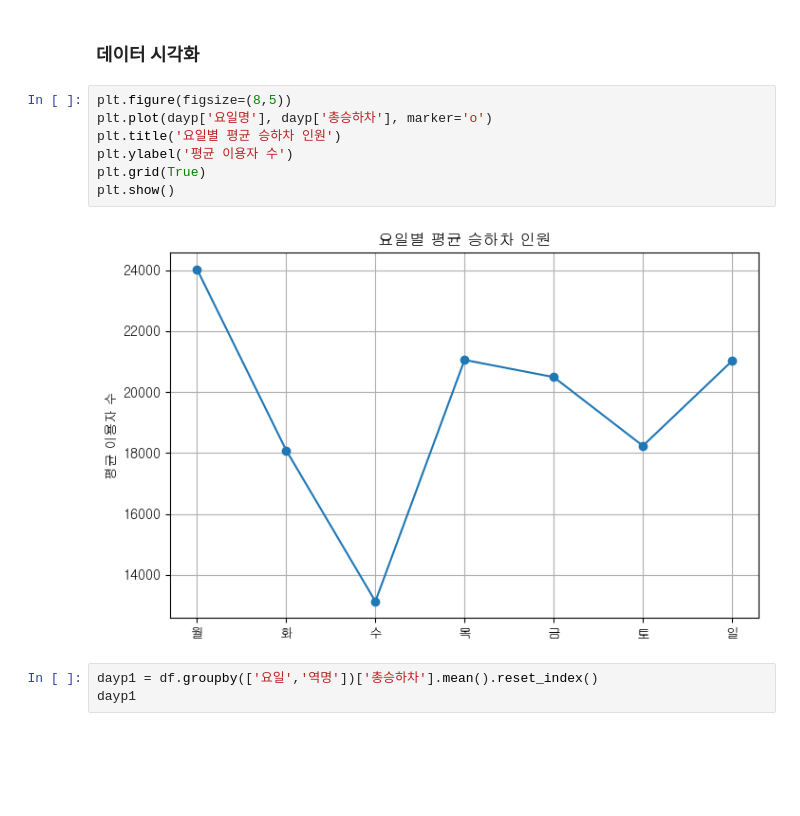
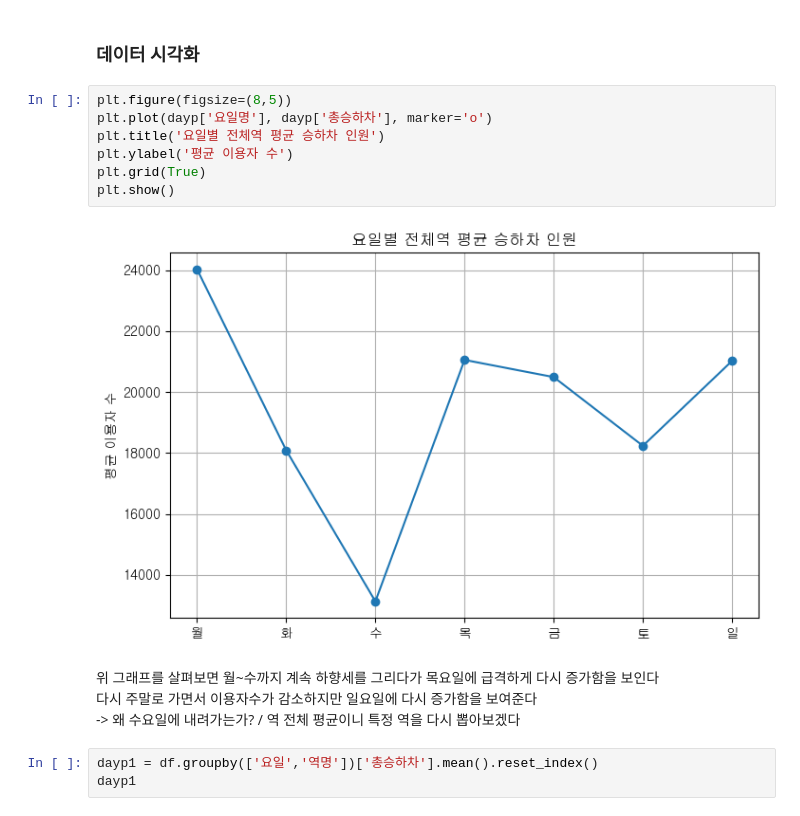
Before and after one commit to bhjin97/hipython_rep, a Jupyter notebook: 01_data_anal_proj/데이터분석 _미니프로젝트.ipynb, the cells around one changed output. Drawn from its saved outputs; the diff is of its cells as text; blank space fills up the shorter version.

```diff
--- a/01_data_anal_proj/데이터분석 _미니프로젝트.ipynb
+++ b/01_data_anal_proj/데이터분석 _미니프로젝트.ipynb
@@ -120,12 +126,16 @@ dayp
 # %%
 plt.figure(figsize=(8,5))
 plt.plot(dayp['요일명'], dayp['총승하차'], marker='o')
-plt.title('요일별 평균 승하차 인원')
+plt.title('요일별 전체역 평균 승하차 인원')
 plt.ylabel('평균 이용자 수')
 plt.grid(True)
 plt.show()
 # %% [output]
-[figure, old version]
+[figure, new version]
+# %% [markdown]
+위 그래프를 살펴보면 월~수까지 계속 하향세를 그리다가 목요일에 급격하게 다시 증가함을 보인다
+다시 주말로 가면서 이용자수가 감소하지만 일요일에 다시 증가함을 보여준다
+-> 왜 수요일에 내려가는가? / 역 전체 평균이니 특정 역을 다시 뽑아보겠다
 # %%
 dayp1 = df.groupby(['요일','역명'])['총승하차'].mean().reset_index()
 dayp1
```
Also changed, not shown: parts of 14 cells of this notebook.
